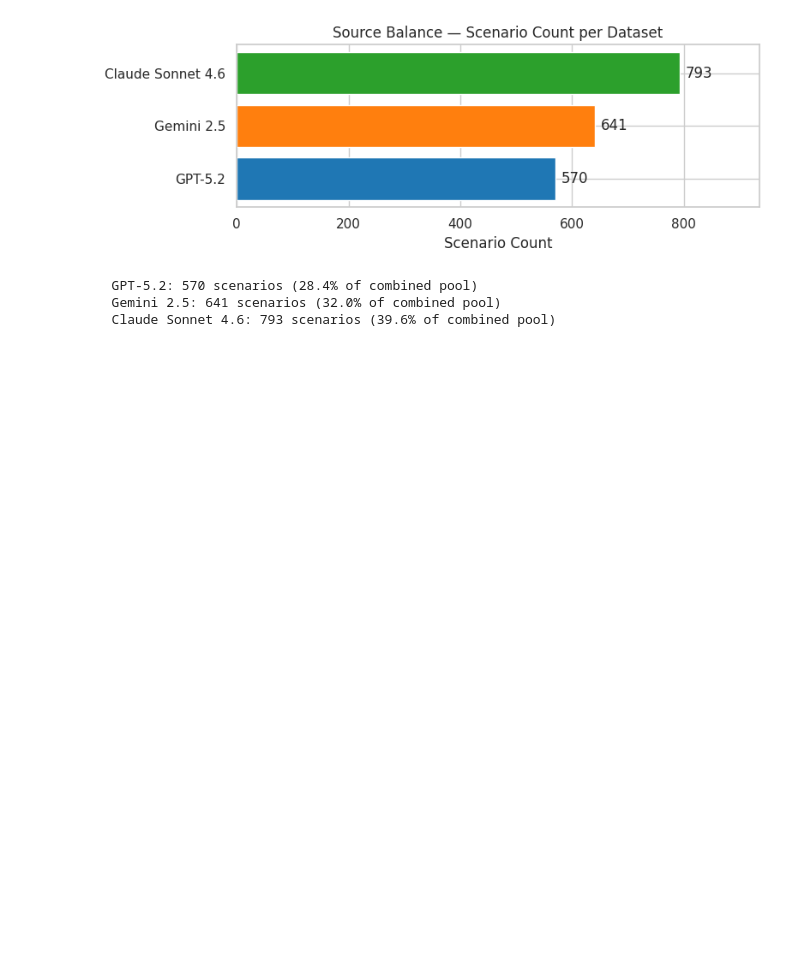
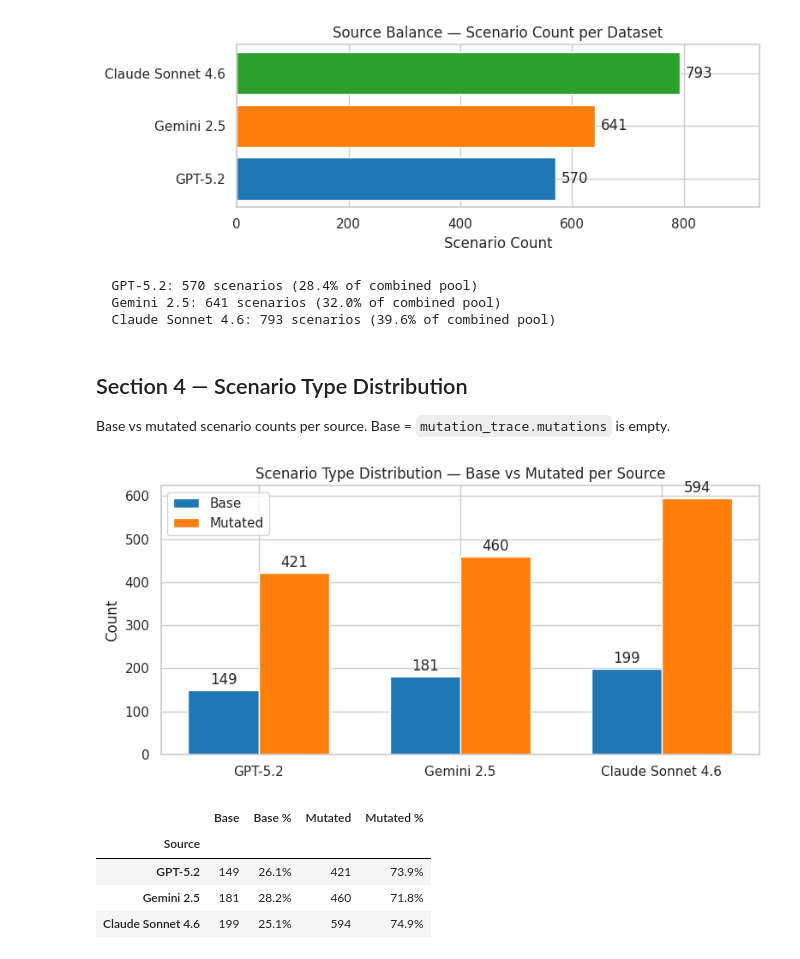
Before and after one commit to ziakn/aipurview-code, a Jupyter notebook: GRSModule/pre_sampling_analysis.ipynb, the cells around one changed output. Cells and saved outputs as stored; diff of their text form; code cells hidden in the pictures; blank space fills up the shorter version.

Commit message:
feat(notebook): add scenario type distribution chart (section 4)

```diff
--- a/GRSModule/pre_sampling_analysis.ipynb
+++ b/GRSModule/pre_sampling_analysis.ipynb
@@ -146,3 +146,53 @@ for source_name, count in source_counts.items():
   GPT-5.2: 570 scenarios (28.4% of combined pool)
   Gemini 2.5: 641 scenarios (32.0% of combined pool)
   Claude Sonnet 4.6: 793 scenarios (39.6% of combined pool)
+# %% [markdown]
+## Section 4 — Scenario Type Distribution
+
+Base vs mutated scenario counts per source. Base = `mutation_trace.mutations` is empty.
+# %%
+# ── SCENARIO TYPE DISTRIBUTION ───────────────────────────────
+table_rows = []
+for source_name in SOURCE_ORDER:
+    grp = df[df["source"] == source_name]
+    total_s = len(grp)
+    base_s = int(grp["is_base"].sum())
+    mutated_s = total_s - base_s
+    table_rows.append({
+        "Source": source_name,
+        "Base": base_s,
+        "Mutated": mutated_s,
+        "Base %": base_s / total_s * 100,
+        "Mutated %": mutated_s / total_s * 100,
+    })
+
+type_df = pd.DataFrame(table_rows)
+
+# Grouped bar chart
+x = np.arange(len(SOURCE_ORDER))
+width = 0.35
+fig, ax = plt.subplots(figsize=(8, 4))
+bars1 = ax.bar(x - width / 2, type_df["Base"], width, label="Base", color=COLORS[0])
+bars2 = ax.bar(x + width / 2, type_df["Mutated"], width, label="Mutated", color=COLORS[1])
+ax.bar_label(bars1, fmt="%d", padding=2)
+ax.bar_label(bars2, fmt="%d", padding=2)
+ax.set_xticks(x)
+ax.set_xticklabels(SOURCE_ORDER)
+ax.set_ylabel("Count")
+ax.set_title("Scenario Type Distribution — Base vs Mutated per Source")
+ax.legend()
+plt.tight_layout()
+plt.show()
+
+# Summary table
+display_df = type_df.copy()
+display_df["Base %"] = display_df["Base %"].map("{:.1f}%".format)
+display_df["Mutated %"] = display_df["Mutated %"].map("{:.1f}%".format)
+display_df.set_index("Source")[["Base", "Base %", "Mutated", "Mutated %"]]
+# %% [output]
+[figure, added]
+|  | Base | Base % | Mutated | Mutated % |
+| Source |  |  |  |  |
+| GPT-5.2 | 149 | 26.1% | 421 | 73.9% |
+| Gemini 2.5 | 181 | 28.2% | 460 | 71.8% |
+| Claude Sonnet 4.6 | 199 | 25.1% | 594 | 74.9% |
```
